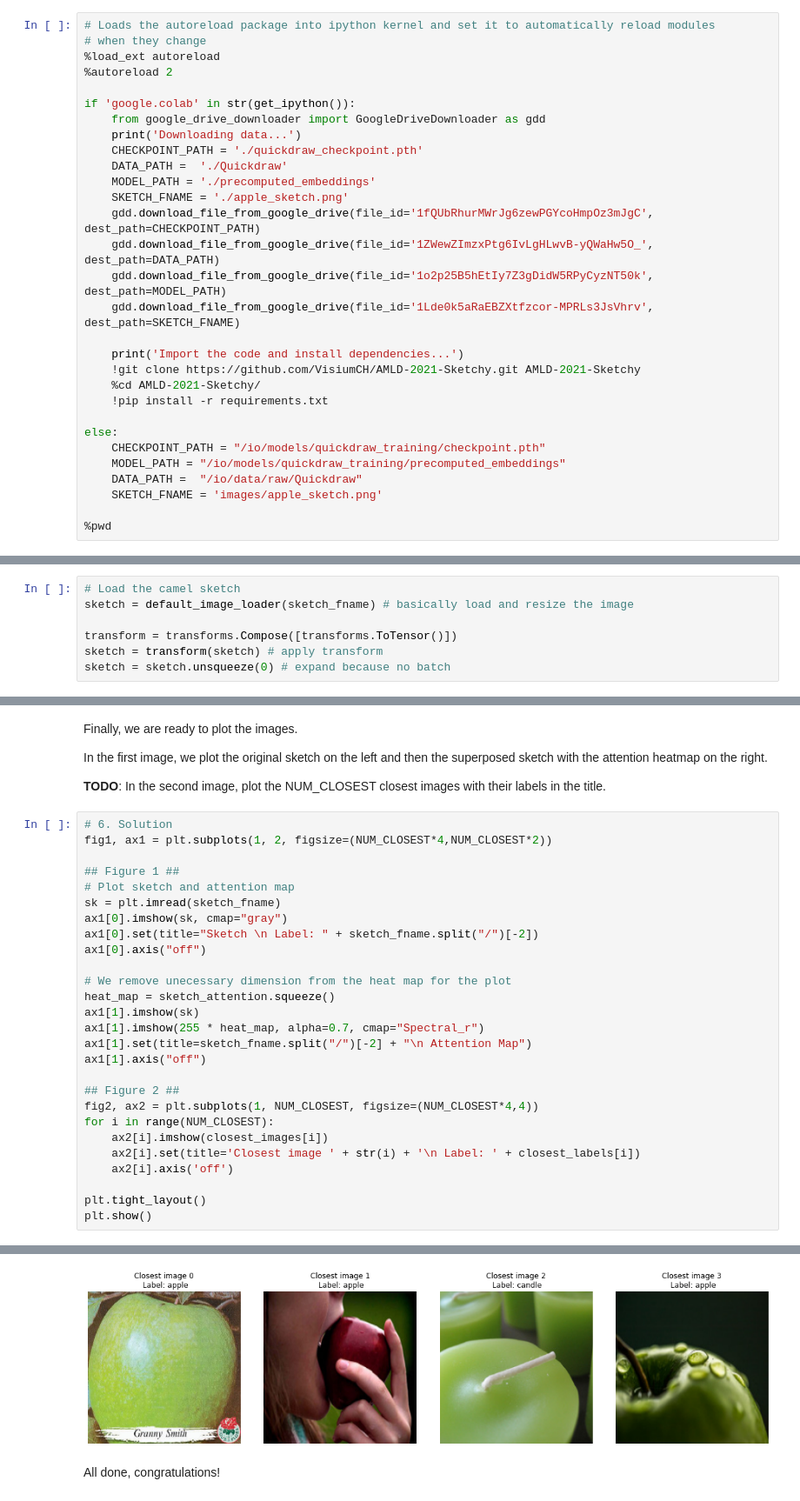
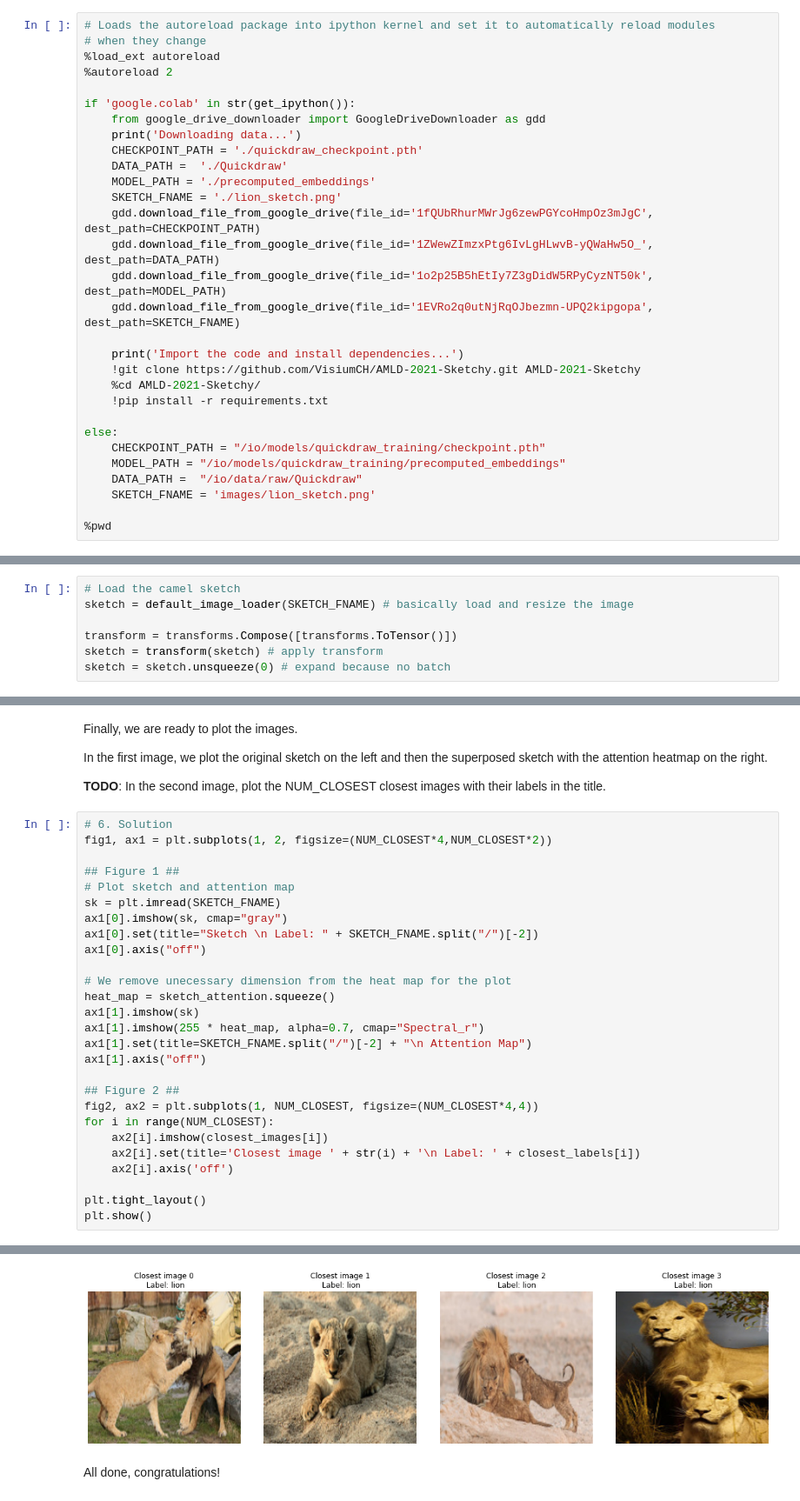
Before and after one commit to VisiumCH/AMLD-2021-Sketchy, a Jupyter notebook: notebooks/workshop/AMLD-2021-Sketchy-Demo2_Performance_Solution.ipynb, the cells around one changed output, grey strips where cells are left out. Shown: that part at 87% size. Drawn from its saved outputs; the diff is of its cells as text.

Commit message:
putting sketch that is in quickdraw subset

```diff
--- a/notebooks/workshop/AMLD-2021-Sketchy-Demo2_Performance_Solution.ipynb
+++ b/notebooks/workshop/AMLD-2021-Sketchy-Demo2_Performance_Solution.ipynb
@@ -14,11 +14,11 @@ if 'google.colab' in str(get_ipython()):
     CHECKPOINT_PATH = './quickdraw_checkpoint.pth'
     DATA_PATH =  './Quickdraw'
     MODEL_PATH = './precomputed_embeddings'
-    SKETCH_FNAME = './apple_sketch.png'
+    SKETCH_FNAME = './lion_sketch.png'
     gdd.download_file_from_google_drive(file_id='1fQUbRhurMWrJg6zewPGYcoHmpOz3mJgC', dest_path=CHECKPOINT_PATH)
     gdd.download_file_from_google_drive(file_id='1ZWewZImzxPtg6IvLgHLwvB-yQWaHw5O_', dest_path=DATA_PATH)
     gdd.download_file_from_google_drive(file_id='1o2p25B5hEtIy7Z3gDidW5RPyCyzNT50k', dest_path=MODEL_PATH)
-    gdd.download_file_from_google_drive(file_id='1Lde0k5aRaEBZXtfzcor-MPRLs3JsVhrv', dest_path=SKETCH_FNAME)
+    gdd.download_file_from_google_drive(file_id='1EVRo2q0utNjRqOJbezmn-UPQ2kipgopa', dest_path=SKETCH_FNAME)
 
     print('Import the code and install dependencies...')
     !git clone https://github.com/VisiumCH/AMLD-2021-Sketchy.git AMLD-2021-Sketchy
@@ -29,7 +29,7 @@ else:
     CHECKPOINT_PATH = "/io/models/quickdraw_training/checkpoint.pth"
     MODEL_PATH = "/io/models/quickdraw_training/precomputed_embeddings"
     DATA_PATH =  "/io/data/raw/Quickdraw"
-    SKETCH_FNAME = 'images/apple_sketch.png'
+    SKETCH_FNAME = 'images/lion_sketch.png'
 
 %pwd
 # %% [output]
@@ -212,7 +210,7 @@ The images embeddings were already loaded in the `Metric Computation` part and a
 We need a sketch to perform the inference on. Therefore, we prepared the image of the camel below. We load it, prepare it to go through the sketch encoder network and plot it.
 # %%
 # Load the camel sketch
-sketch = default_image_loader(sketch_fname) # basically load and resize the image
+sketch = default_image_loader(SKETCH_FNAME) # basically load and resize the image
 
 transform = transforms.Compose([transforms.ToTensor()])
 sketch = transform(sketch) # apply transform
@@ -293,16 +291,16 @@ fig1, ax1 = plt.subplots(1, 2, figsize=(NUM_CLOSEST*4,NUM_CLOSEST*2))
 
 ## Figure 1 ##
 # Plot sketch and attention map
-sk = plt.imread(sketch_fname)
+sk = plt.imread(SKETCH_FNAME)
 ax1[0].imshow(sk, cmap="gray")
-ax1[0].set(title="Sketch \n Label: " + sketch_fname.split("/")[-2])
+ax1[0].set(title="Sketch \n Label: " + SKETCH_FNAME.split("/")[-2])
 ax1[0].axis("off")
 
 # We remove unecessary dimension from the heat map for the plot
 heat_map = sketch_attention.squeeze()
 ax1[1].imshow(sk)
 ax1[1].imshow(255 * heat_map, alpha=0.7, cmap="Spectral_r")
-ax1[1].set(title=sketch_fname.split("/")[-2] + "\n Attention Map")
+ax1[1].set(title=SKETCH_FNAME.split("/")[-2] + "\n Attention Map")
 ax1[1].axis("off")
 
 ## Figure 2 ##
@@ -319,3 +317,3 @@ plt.show()
-[figure, old version]
+[figure, new version]
 # %% [markdown]
 All done, congratulations!
```
Also changed, not shown: parts of 3 cells of this notebook, 8 other files.
